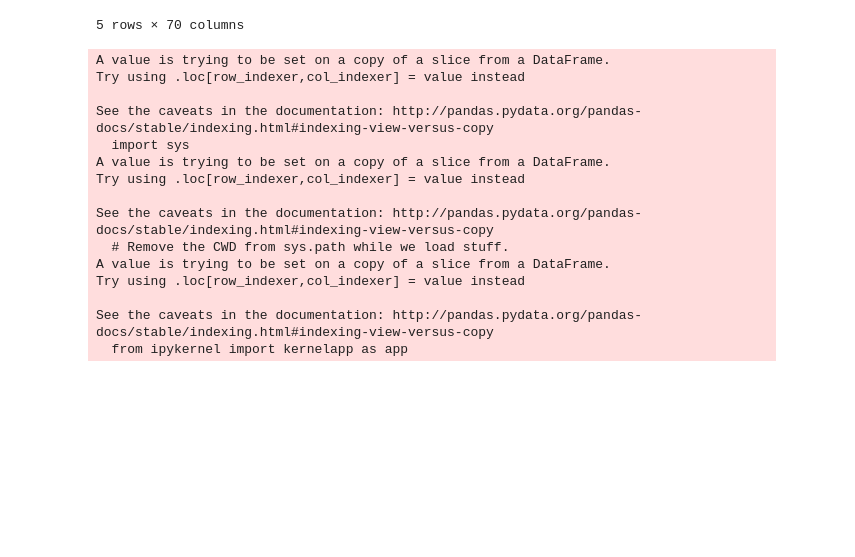
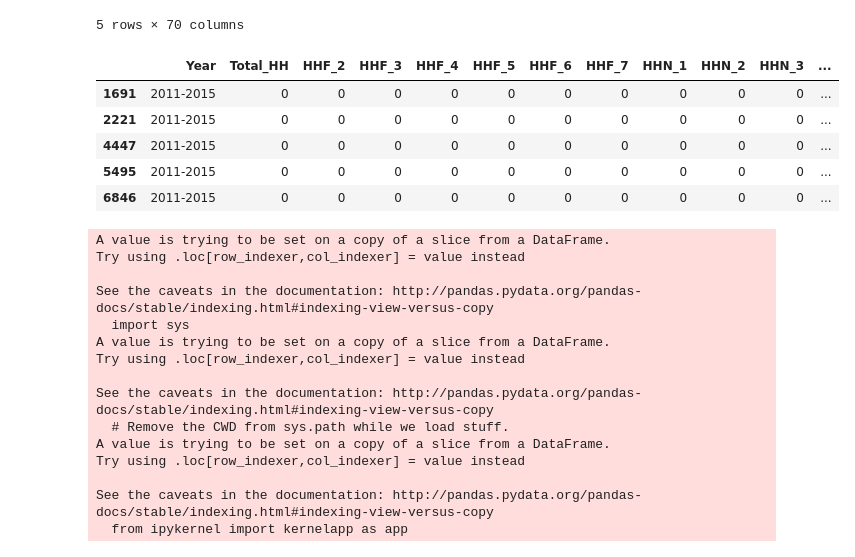
Before and after one commit to justincohler/evictions-learn, a Jupyter notebook: src/data/Gathering and Cleaning Census Data .ipynb, the cells around one changed output. Saved outputs shown, nothing was run; the diff lists cells and outputs as text; code cells hidden in the pictures; blank space fills up the shorter version.

```diff
--- a/src/data/Gathering and Cleaning Census Data .ipynb
+++ b/src/data/Gathering and Cleaning Census Data .ipynb
@@ -230 +233,12 @@ hs_census_final15 = hs_census15[['Year', 'geo_id', 'avg_size']]
+# %%
+hs_census15_inf = hs_census15[hs_census15['avg_size'] == np.inf]
+# %%
+hs_census15_inf.head()
+# %% [output]
+|  | Year | Total_HH | HHF_2 | HHF_3 | HHF_4 | HHF_5 | HHF_6 | HHF_7 | HHN_1 | HHN_2 | HHN_3 | ... |
+| 1691 | 2011-2015 | 0 | 0 | 0 | 0 | 0 | 0 | 0 | 0 | 0 | 0 | ... |
+| 2221 | 2011-2015 | 0 | 0 | 0 | 0 | 0 | 0 | 0 | 0 | 0 | 0 | ... |
+| 4447 | 2011-2015 | 0 | 0 | 0 | 0 | 0 | 0 | 0 | 0 | 0 | 0 | ... |
+| 5495 | 2011-2015 | 0 | 0 | 0 | 0 | 0 | 0 | 0 | 0 | 0 | 0 | ... |
+| 6846 | 2011-2015 | 0 | 0 | 0 | 0 | 0 | 0 | 0 | 0 | 0 | 0 | ... |
 # %%
```
Also changed, not shown: parts of 21 cells of this notebook.
